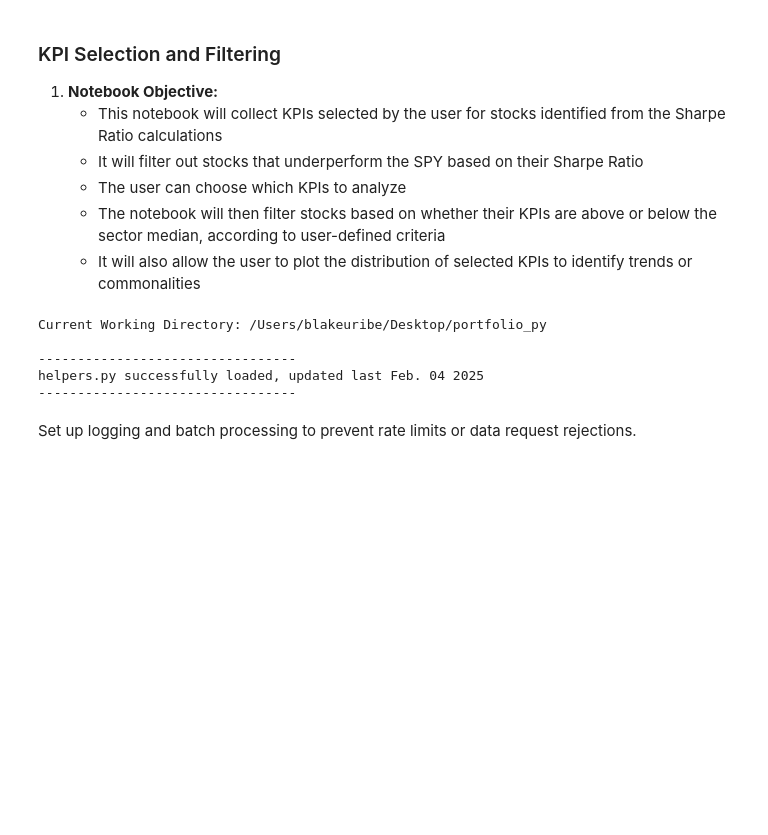
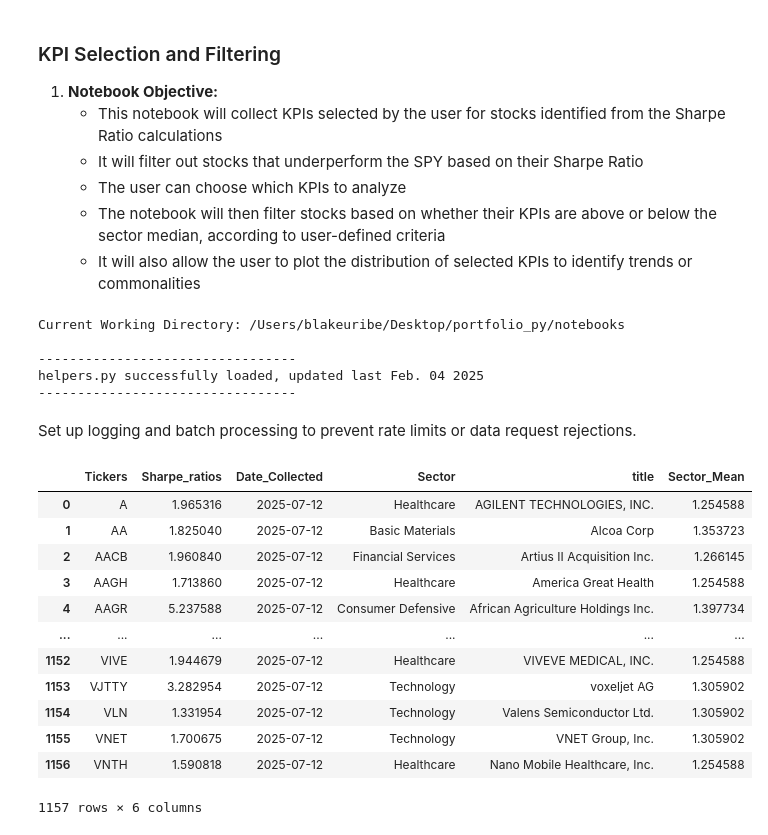
Before and after one commit to BlakeUribe/Portfolio_py, a Jupyter notebook: notebooks/step2_kpi_optimization.ipynb, the cells around one changed output. Saved outputs shown, nothing was run; the diff lists cells and outputs as text; code cells hidden in the pictures; blank space fills up the shorter version.

```diff
--- a/notebooks/step2_kpi_optimization.ipynb
+++ b/notebooks/step2_kpi_optimization.ipynb
@@ -10,15 +10,7 @@
 # %%
 import time
 import os
-
-start_time = time.time() # measuring run time
-
-WORKSPACE_DIR = os.getenv('WORKSPACE_DIR')
-if not os.getcwd().endswith('portfolio_py'):
-    os.chdir(f'{WORKSPACE_DIR}/portfolio_py')
-print(f'Current Working Directory: {os.getcwd()}')
-
-from utils.helpers import divide_chunks
+import sys
 
 import logging
 from concurrent.futures import ThreadPoolExecutor, as_completed
@@ -28,8 +20,13 @@ from tenacity import retry, stop_after_attempt, wait_exponential
 from tqdm import tqdm
 from functools import lru_cache
 import yfinance as yf
+
+sys.path.append(os.path.abspath(os.path.join(os.getcwd(), '..')))
+print(f'Current Working Directory: {os.getcwd()}')
+
+from utils.helpers import divide_chunks
 # %% [output]
-Current Working Directory: /Users/blakeuribe/Desktop/portfolio_py
+Current Working Directory: /Users/blakeuribe/Desktop/portfolio_py/notebooks
 
 ---------------------------------
 helpers.py successfully loaded, updated last Feb. 04 2025
@@ -101,3 +97,37 @@ sharpe_df = pd.read_csv(f'{WORKSPACE_DIR}/portfolio_py/data/clean/sharpe_ratios.
+# %%
+sharpe_df = pd.read_csv(f'../data/clean/sharpe_ratios.csv')
+
+spy_sharpe = sharpe_df[sharpe_df['Tickers'] == 'SPY']['Sharpe_ratios'].iloc[0]
+sharpe_filtered_df = sharpe_df[sharpe_df['Sharpe_ratios'] > (spy_sharpe)] # greater than benchmark
+
+sector_df = pd.read_csv('../data/clean/master_equity_data.csv')[['Tickers', 'Sector', 'title']]
+
+sector_sharpe_df = pd.merge(left=sharpe_filtered_df, right=sector_df, on='Tickers', how='left')
+
+sector_sharpe_df['Sector_Mean'] = (
+    sector_sharpe_df.groupby('Sector')['Sharpe_ratios']
+             .transform('mean')
+)
+
+filtered_df = sector_sharpe_df[
+    sector_sharpe_df['Sharpe_ratios'] > sector_sharpe_df['Sector_Mean'] # greater than sector mean
+].reset_index(drop=True)
+
+filtered_df
+# %% [output]
+|  | Tickers | Sharpe_ratios | Date_Collected | Sector | title | Sector_Mean |
+| 0 | A | 1.965316 | 2025-07-12 | Healthcare | AGILENT TECHNOLOGIES, INC. | 1.254588 |
+| 1 | AA | 1.825040 | 2025-07-12 | Basic Materials | Alcoa Corp | 1.353723 |
+| 2 | AACB | 1.960840 | 2025-07-12 | Financial Services | Artius II Acquisition Inc. | 1.266145 |
+| 3 | AAGH | 1.713860 | 2025-07-12 | Healthcare | America Great Health | 1.254588 |
+| 4 | AAGR | 5.237588 | 2025-07-12 | Consumer Defensive | African Agriculture Holdings Inc. | 1.397734 |
+| ... | ... | ... | ... | ... | ... | ... |
+| 1152 | VIVE | 1.944679 | 2025-07-12 | Healthcare | VIVEVE MEDICAL, INC. | 1.254588 |
+| 1153 | VJTTY | 3.282954 | 2025-07-12 | Technology | voxeljet AG | 1.305902 |
+| 1154 | VLN | 1.331954 | 2025-07-12 | Technology | Valens Semiconductor Ltd. | 1.305902 |
+| 1155 | VNET | 1.700675 | 2025-07-12 | Technology | VNET Group, Inc. | 1.305902 |
+| 1156 | VNTH | 1.590818 | 2025-07-12 | Healthcare | Nano Mobile Healthcare, Inc. | 1.254588 |
+1157 rows × 6 columns
 # %%
 # Fetch KPI's
 
```
Also changed, not shown: parts of 7 cells of this notebook, 20 other files.
